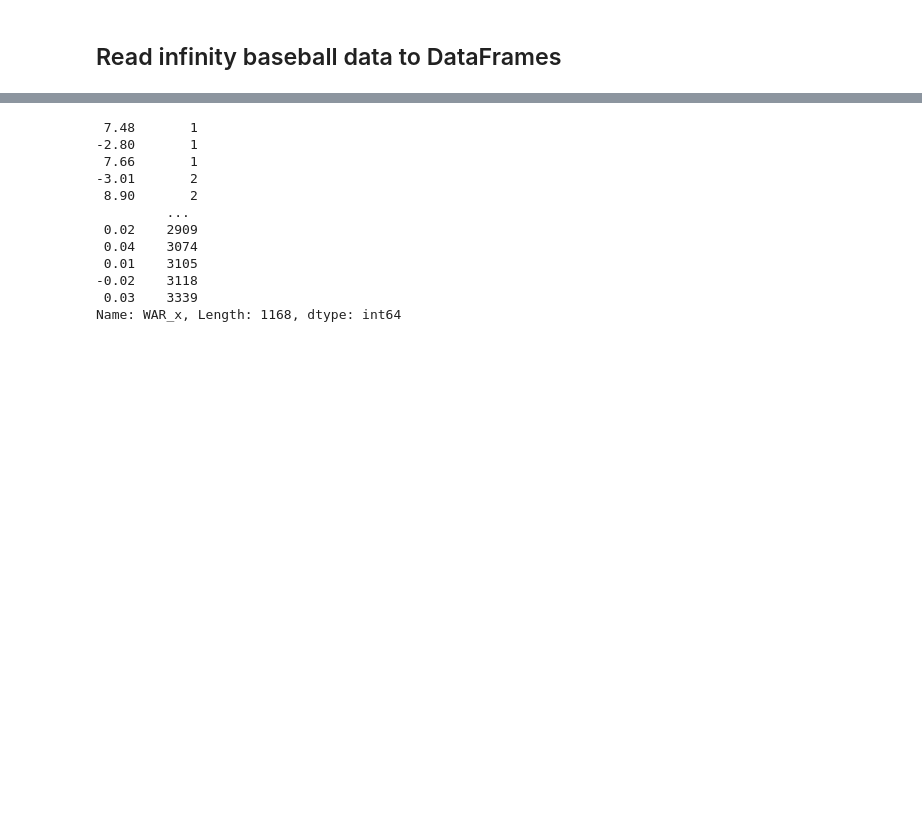
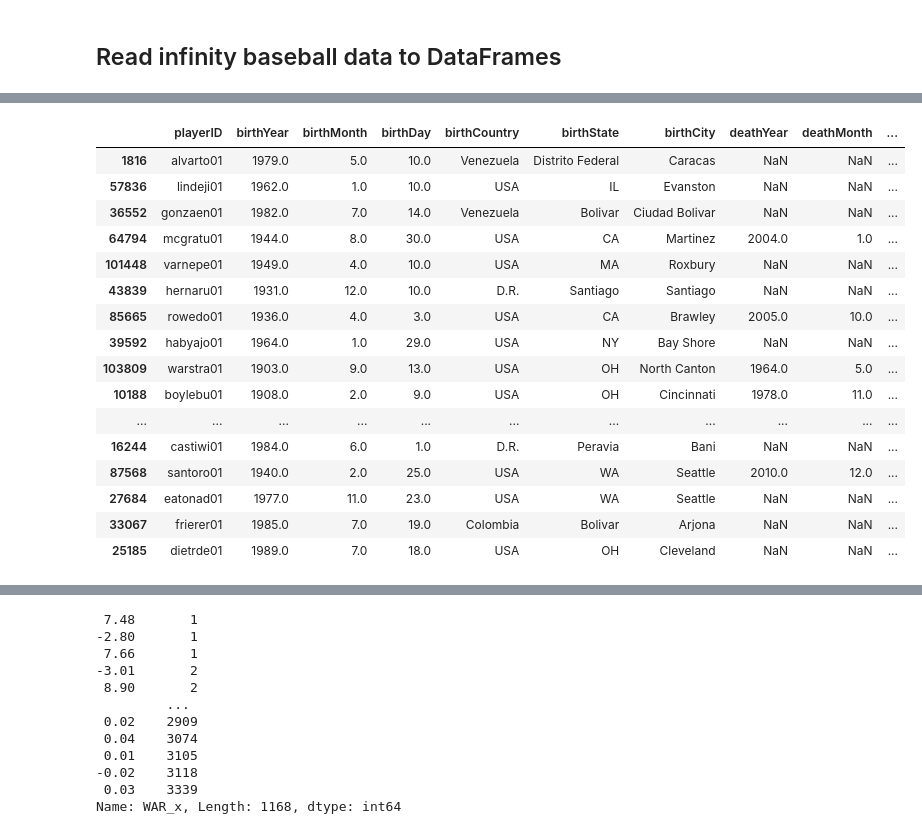
Before and after one commit to obverter/bmi-stars, a Jupyter notebook: BMI Stars.ipynb, the cells around one changed output, grey strips where cells are left out. Saved outputs shown, nothing was run; the diff lists cells and outputs as text; code cells hidden in the pictures; blank space fills up the shorter version.

```diff
--- a/BMI Stars.ipynb
+++ b/BMI Stars.ipynb
@@ -168 +143,6 @@ bwar_pitch
+# %%
+people['KG'] = people['weight'] * KG_TO_LB
+people['meters'] = people['height'] * M_TO_IN
+people['BMI'] = people['KG'] / people['meters'] ** 2
+people['ratio'] = people['meters'] * people['BMI']
 # %%
@@ -172,7 +171,10 @@ chadwick.shape
 # %%
-df = pd.merge(chadwick, bwar_pitch, how='left', left_on='key_bbref', right_on='player_ID')
+df = pd.merge(
+    people,
+    chadwick,
+    left_on=["playerID", "retroID", "nameFirst", "nameLast"],
+    right_on=["playerID", "retroID", "nameFirst", "nameLast"],
+)
-# %%
-df = pd.merge(df, bwar_bat, how='left', left_on='key_bbref', right_on='player_ID')
 # %%
 df.columns
 # %% [output]
@@ -195,0 +202,6 @@ Index(['name_last', 'name_first', 'key_mlbam', 'key_retro', 'key_bbref',
+# %%
+df = df.merge(
+    bwar_bat,
+    left_on=["playerID", "key_mlbam"],
+    right_on=["player_ID", "mlb_ID"]
+)
@@ -195,0 +346,20 @@ Index(['name_last', 'name_first', 'key_mlbam', 'key_retro', 'key_bbref',
+# %%
+df.sample(25)
+# %% [output]
+|  | playerID | birthYear | birthMonth | birthDay | birthCountry | birthState | birthCity | deathYear | deathMonth | ... |
+| 1816 | alvarto01 | 1979.0 | 5.0 | 10.0 | Venezuela | Distrito Federal | Caracas | NaN | NaN | ... |
+| 57836 | lindeji01 | 1962.0 | 1.0 | 10.0 | USA | IL | Evanston | NaN | NaN | ... |
+| 36552 | gonzaen01 | 1982.0 | 7.0 | 14.0 | Venezuela | Bolivar | Ciudad Bolivar | NaN | NaN | ... |
+| 64794 | mcgratu01 | 1944.0 | 8.0 | 30.0 | USA | CA | Martinez | 2004.0 | 1.0 | ... |
+| 101448 | varnepe01 | 1949.0 | 4.0 | 10.0 | USA | MA | Roxbury | NaN | NaN | ... |
+| 43839 | hernaru01 | 1931.0 | 12.0 | 10.0 | D.R. | Santiago | Santiago | NaN | NaN | ... |
+| 85665 | rowedo01 | 1936.0 | 4.0 | 3.0 | USA | CA | Brawley | 2005.0 | 10.0 | ... |
+| 39592 | habyajo01 | 1964.0 | 1.0 | 29.0 | USA | NY | Bay Shore | NaN | NaN | ... |
+| 103809 | warstra01 | 1903.0 | 9.0 | 13.0 | USA | OH | North Canton | 1964.0 | 5.0 | ... |
+| 10188 | boylebu01 | 1908.0 | 2.0 | 9.0 | USA | OH | Cincinnati | 1978.0 | 11.0 | ... |
+| ... | ... | ... | ... | ... | ... | ... | ... | ... | ... | ... |
+| 16244 | castiwi01 | 1984.0 | 6.0 | 1.0 | D.R. | Peravia | Bani | NaN | NaN | ... |
+| 87568 | santoro01 | 1940.0 | 2.0 | 25.0 | USA | WA | Seattle | 2010.0 | 12.0 | ... |
+| 27684 | eatonad01 | 1977.0 | 11.0 | 23.0 | USA | WA | Seattle | NaN | NaN | ... |
+| 33067 | frierer01 | 1985.0 | 7.0 | 19.0 | Colombia | Bolivar | Arjona | NaN | NaN | ... |
+| 25185 | dietrde01 | 1989.0 | 7.0 | 18.0 | USA | OH | Cleveland | NaN | NaN | ... |
```
Also changed, not shown: parts of 30 cells of this notebook.
